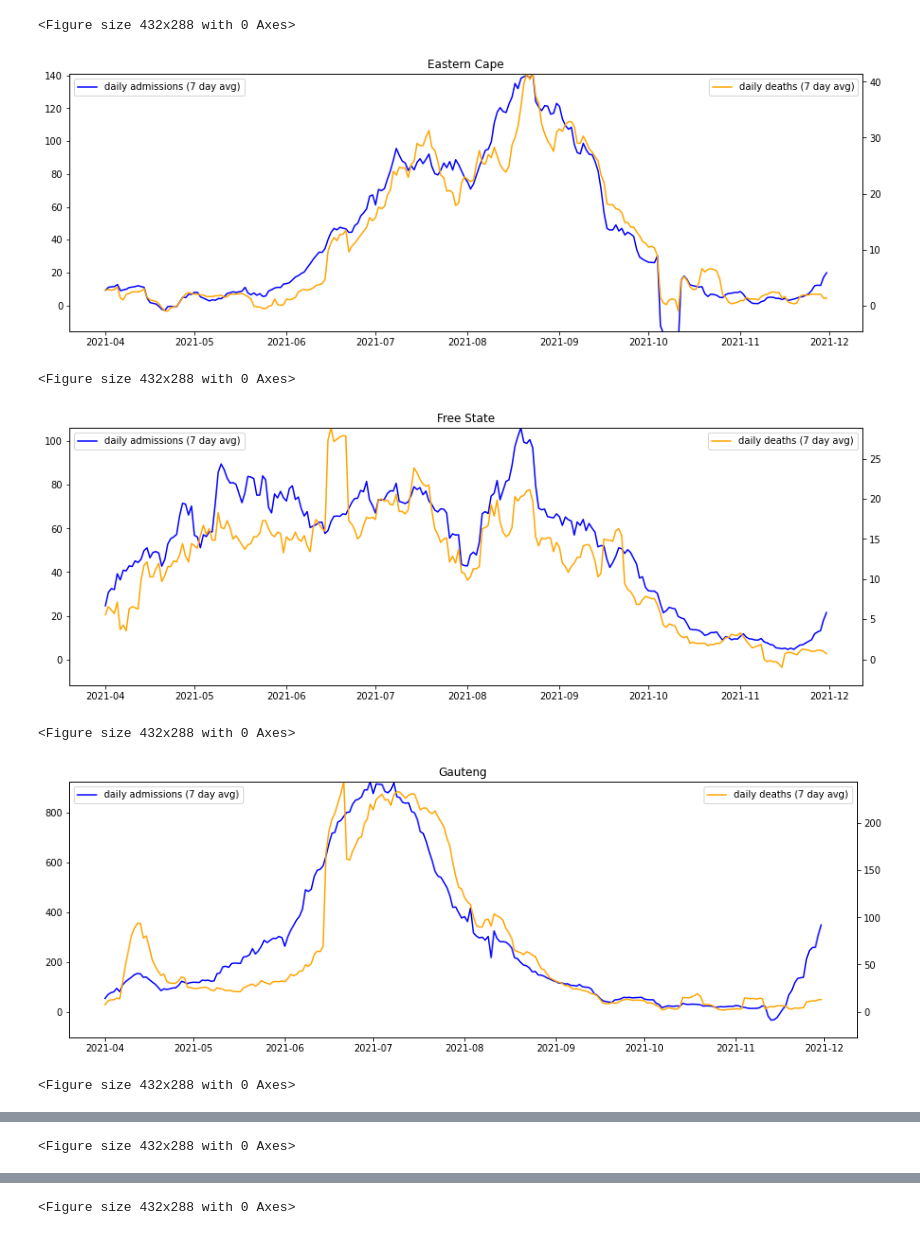
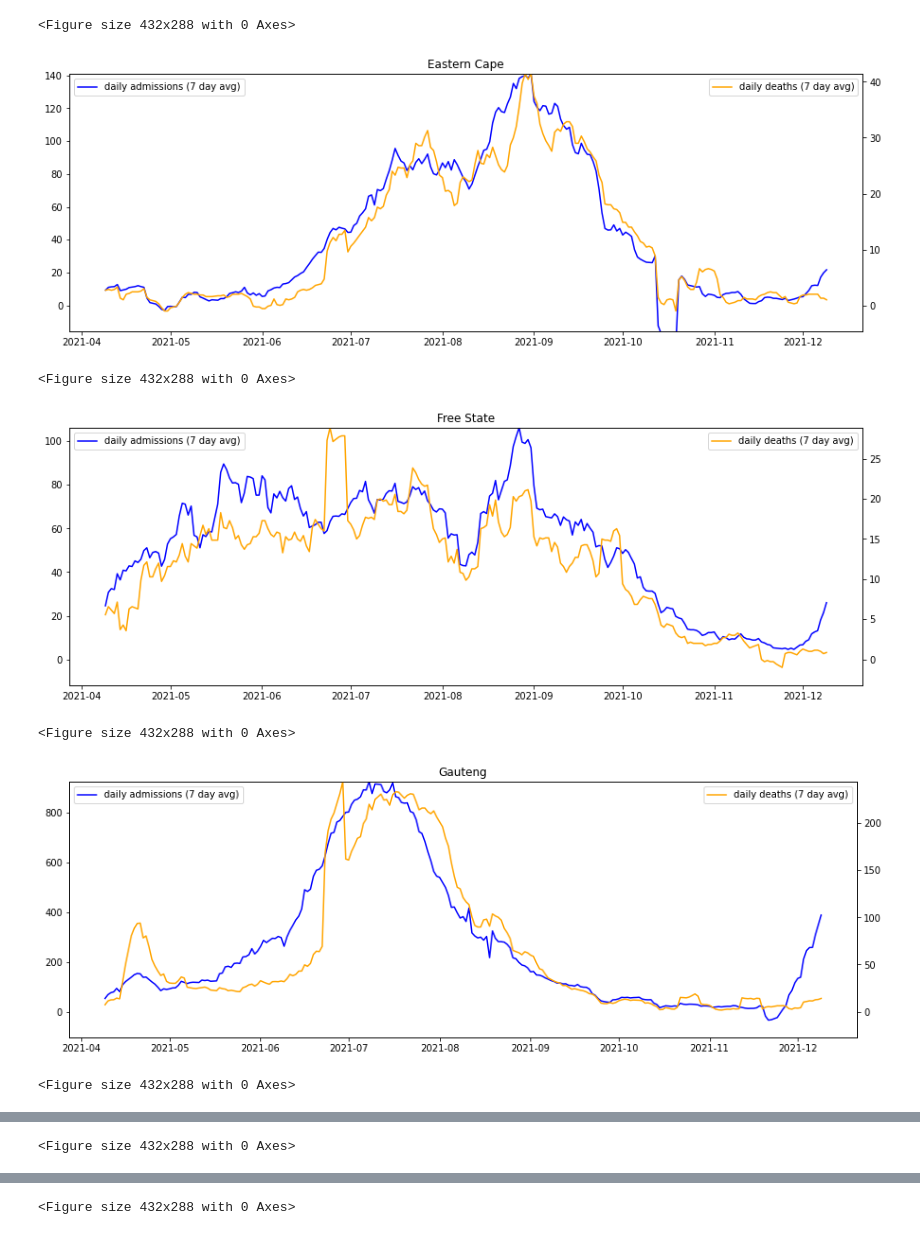
Before and after one commit to nicfreeman1209/covid-19, a Jupyter notebook: South Africa O/alex/graphs.ipynb, the cells around one changed output, grey strips where cells are left out. Cells and saved outputs as stored; diff of their text form; code cells hidden in the pictures.

```diff
--- a/South Africa O/alex/graphs.ipynb
+++ b/South Africa O/alex/graphs.ipynb
@@ -38,48 +40,56 @@ xs = []
 y_admiss = {}
 y_died = {}
 
+excludedDates = [
+    "2020-05-25",
+    "2020-05-24",
+    "2021-11-23",
+    #"2021-11-01",
+    #"2021-10-14",
+]
+
 for province in provinces:
     xs = []
     _y_admiss_cum = []
     _y_died_cum = []
     for date, _d in data.items():
-        if date=="2020-05-25" or date=="2020-05-24" or date=="2021-11-23":
+        if date in excludedDates:
             continue
         d = data[date][province]
         x_date = datetime.datetime.strptime(date, '%Y-%m-%d')
         if x_date > endDate or x_date < startDate:
             continue
         if not "Admissions in Previous Day" in d.keys():
             continue
         _y_admiss_cum.append(d["Admissions to Date"])
         _y_died_cum.append(d["Died to Date"])
         xs.append(x_date)
 
     _y_admiss = np.flip(np.diff(np.flip(_y_admiss_cum)))
     _y_died = np.flip(np.diff(np.flip(_y_died_cum)))
 
     y_admiss[province] = np.flip(N_avg(_y_admiss)[7:])
     y_died[province] = np.flip(N_avg(_y_died)[7:])
-    xs = np.flip(xs[8:])
+    xs = np.flip(xs)[8:]
 
     plt.clf()
     fig, ax1 = plt.subplots(1,1, figsize=(15,5))
     ax2 = ax1.twinx()
     ax1.plot(xs, y_admiss[province], label="daily admissions (7 day avg)", color="blue")
     ax2.plot(xs, y_died[province], label="daily deaths (7 day avg)", color="orange")
     plt.title(province)
     ax1.set_ylim(0, np.max(y_admiss[province]))
     ax2.set_ylim(0, np.max(y_died[province]))
     ax1.legend(loc="upper left")
     ax2.legend(loc="upper right")
     mpl_axes_aligner.align.yaxes(ax1, 0, ax2, 0, 0.1)
     #plt.savefig(province+"_raw.png", bbox_inches='tight', facecolor='white', transparent=False)
     plt.show()
 # %% [output]
 <Figure size 432x288 with 0 Axes>
-[figure, old version]
+[figure, new version]
 <Figure size 432x288 with 0 Axes>
-[figure, old version]
+[figure, new version]
 <Figure size 432x288 with 0 Axes>
-[figure, old version]
+[figure, new version]
 <Figure size 432x288 with 0 Axes>
```
Also changed, not shown: parts of 6 cells of this notebook, 1 other file.
